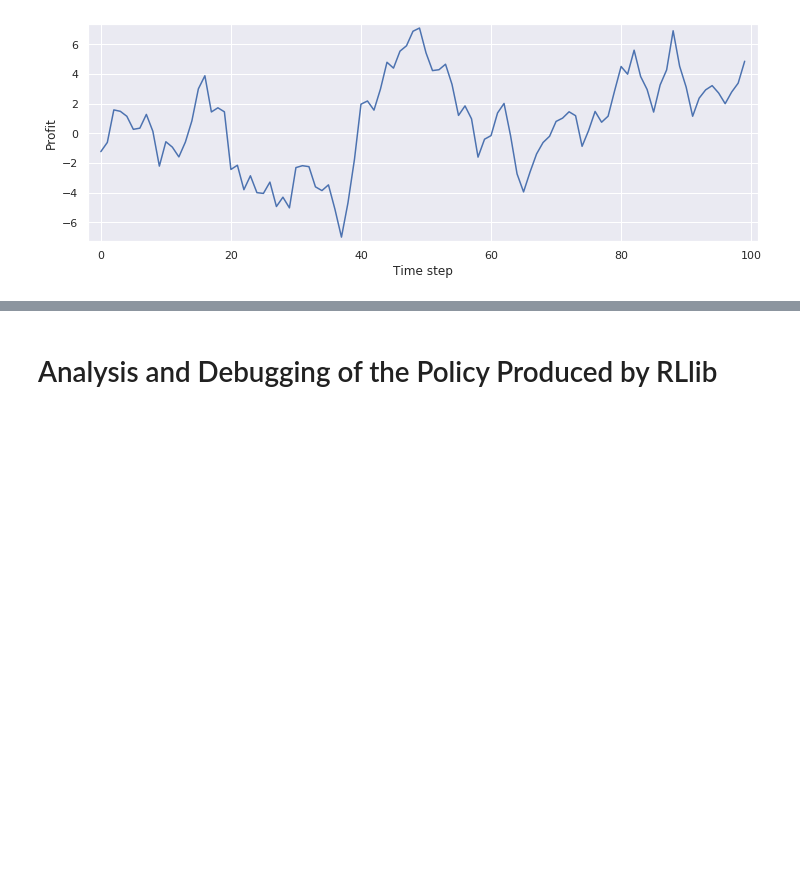
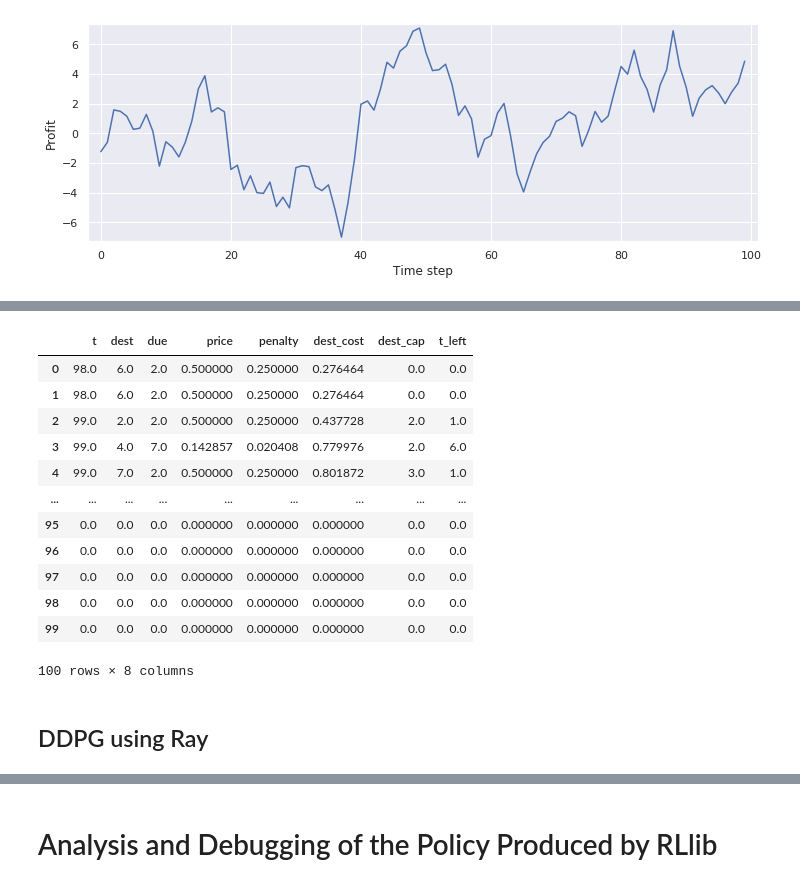
Before and after one commit to loomlike/relearn, a Jupyter notebook: example_logistics.ipynb, the cells around one changed output, grey strips where cells are left out. Saved outputs shown, nothing was run; the diff lists cells and outputs as text; code cells hidden in the pictures; blank space fills up the shorter version.

```diff
--- a/example_logistics.ipynb
+++ b/example_logistics.ipynb
@@ -201,0 +353,18 @@ Text(0, 0.5, 'Profit')
+# %%
+env.render("df")
+# %% [output]
+|  | t | dest | due | price | penalty | dest_cost | dest_cap | t_left |
+| 0 | 98.0 | 6.0 | 2.0 | 0.500000 | 0.250000 | 0.276464 | 0.0 | 0.0 |
+| 1 | 98.0 | 6.0 | 2.0 | 0.500000 | 0.250000 | 0.276464 | 0.0 | 0.0 |
+| 2 | 99.0 | 2.0 | 2.0 | 0.500000 | 0.250000 | 0.437728 | 2.0 | 1.0 |
+| 3 | 99.0 | 4.0 | 7.0 | 0.142857 | 0.020408 | 0.779976 | 2.0 | 6.0 |
+| 4 | 99.0 | 7.0 | 2.0 | 0.500000 | 0.250000 | 0.801872 | 3.0 | 1.0 |
+| ... | ... | ... | ... | ... | ... | ... | ... | ... |
+| 95 | 0.0 | 0.0 | 0.0 | 0.000000 | 0.000000 | 0.000000 | 0.0 | 0.0 |
+| 96 | 0.0 | 0.0 | 0.0 | 0.000000 | 0.000000 | 0.000000 | 0.0 | 0.0 |
+| 97 | 0.0 | 0.0 | 0.0 | 0.000000 | 0.000000 | 0.000000 | 0.0 | 0.0 |
+| 98 | 0.0 | 0.0 | 0.0 | 0.000000 | 0.000000 | 0.000000 | 0.0 | 0.0 |
+| 99 | 0.0 | 0.0 | 0.0 | 0.000000 | 0.000000 | 0.000000 | 0.0 | 0.0 |
+100 rows × 8 columns
+# %% [markdown]
+## DDPG using Ray
```
Also changed, not shown: parts of 31 cells of this notebook, 2 other files.
